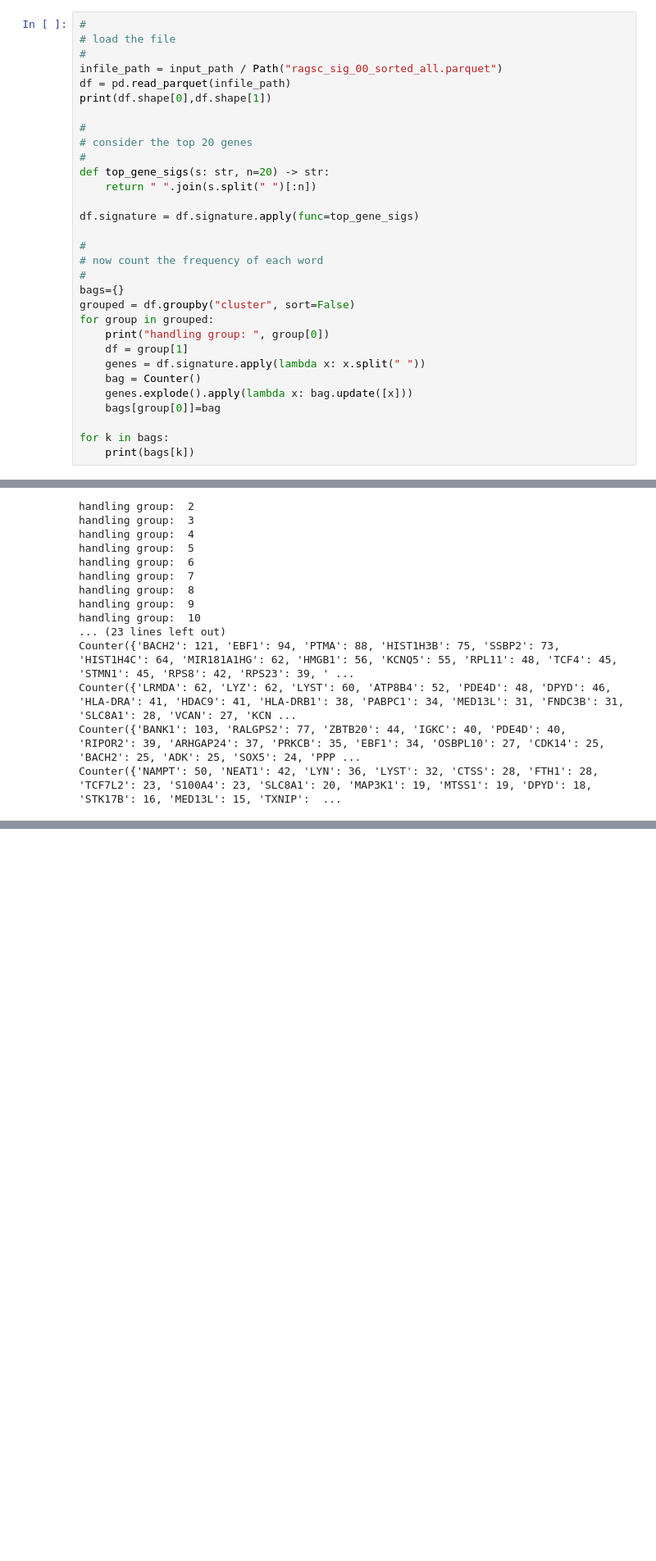
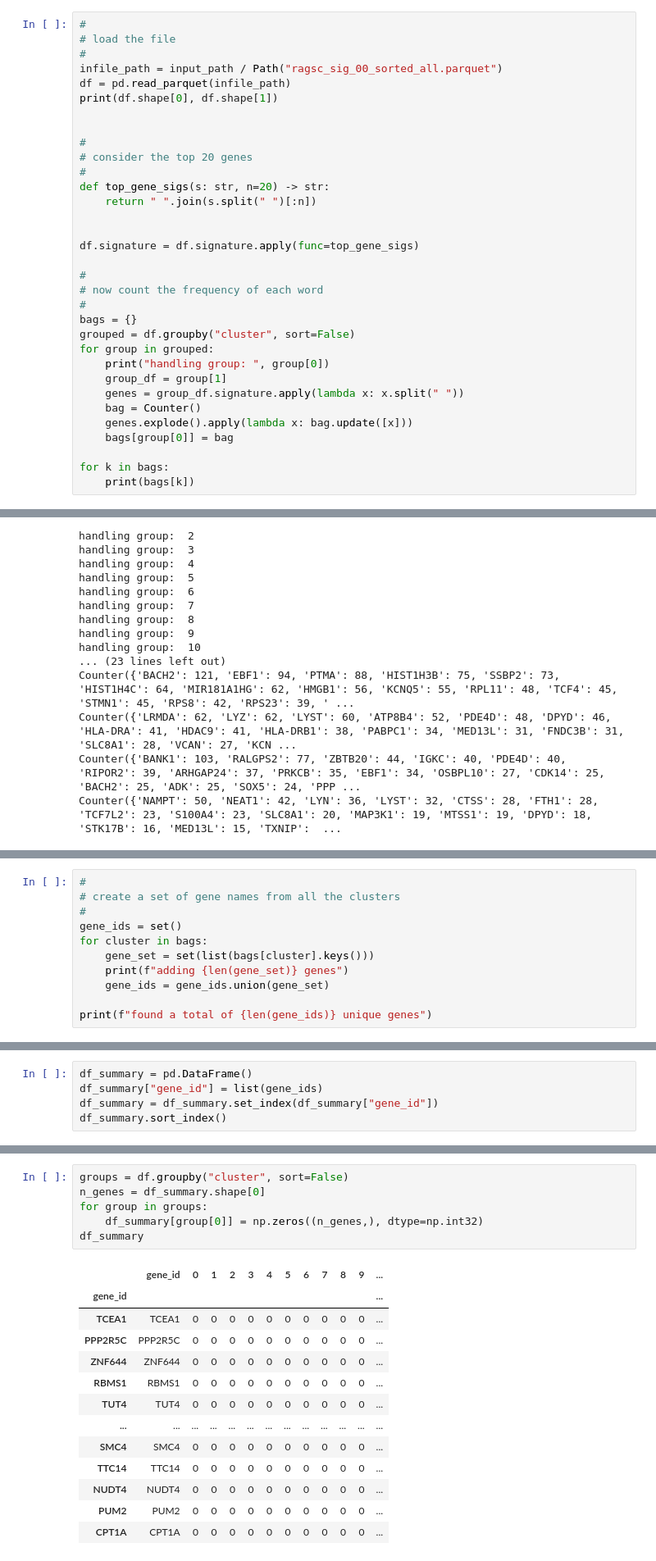
Before and after one commit to deidelma/ragsc, a Jupyter notebook: notebooks/analyze_sigs.ipynb, the cells around one changed output, grey strips where cells are left out. Shown: that part at 82% size. Saved outputs shown, nothing was run; the diff lists cells and outputs as text; blank space fills up the shorter version.

```diff
--- a/notebooks/analyze_sigs.ipynb
+++ b/notebooks/analyze_sigs.ipynb
@@ -15,7 +18,8 @@ output_path = Path("../results")
 #
 infile_path = input_path / Path("ragsc_sig_00_sorted_all.parquet")
 df = pd.read_parquet(infile_path)
-print(df.shape[0],df.shape[1])
+print(df.shape[0], df.shape[1])
+
 
 #
 # consider the top 20 genes
@@ -23,20 +27,21 @@ print(df.shape[0],df.shape[1])
 def top_gene_sigs(s: str, n=20) -> str:
     return " ".join(s.split(" ")[:n])
 
+
 df.signature = df.signature.apply(func=top_gene_sigs)
 
 #
 # now count the frequency of each word
 #
-bags={}
+bags = {}
 grouped = df.groupby("cluster", sort=False)
 for group in grouped:
     print("handling group: ", group[0])
-    df = group[1]
-    genes = df.signature.apply(lambda x: x.split(" "))
+    group_df = group[1]
+    genes = group_df.signature.apply(lambda x: x.split(" "))
     bag = Counter()
     genes.explode().apply(lambda x: bag.update([x]))
-    bags[group[0]]=bag
+    bags[group[0]] = bag
 
 for k in bags:
     print(bags[k])
@@ -62,0 +70,11 @@ TODO: convert the above numbers into graphs to permit comparison of the numbers
+# %%
+#
+# create a set of gene names from all the clusters
+#
+gene_ids = set()
+for cluster in bags:
+    gene_set = set(list(bags[cluster].keys()))
+    print(f"adding {len(gene_set)} genes")
+    gene_ids = gene_ids.union(gene_set)
+
+print(f"found a total of {len(gene_ids)} unique genes")
@@ -62,0 +102,5 @@ TODO: convert the above numbers into graphs to permit comparison of the numbers
+# %%
+df_summary = pd.DataFrame()
+df_summary["gene_id"] = list(gene_ids)
+df_summary = df_summary.set_index(df_summary["gene_id"])
+df_summary.sort_index()
@@ -62,0 +122,20 @@ TODO: convert the above numbers into graphs to permit comparison of the numbers
+# %%
+groups = df.groupby("cluster", sort=False)
+n_genes = df_summary.shape[0]
+for group in groups:
+    df_summary[group[0]] = np.zeros((n_genes,), dtype=np.int32)
+df_summary
+# %% [output]
+|  | gene_id | 0 | 1 | 2 | 3 | 4 | 5 | 6 | 7 | 8 | 9 | ... |
+| gene_id |  |  |  |  |  |  |  |  |  |  |  | ... |
+| TCEA1 | TCEA1 | 0 | 0 | 0 | 0 | 0 | 0 | 0 | 0 | 0 | 0 | ... |
+| PPP2R5C | PPP2R5C | 0 | 0 | 0 | 0 | 0 | 0 | 0 | 0 | 0 | 0 | ... |
+| ZNF644 | ZNF644 | 0 | 0 | 0 | 0 | 0 | 0 | 0 | 0 | 0 | 0 | ... |
+| RBMS1 | RBMS1 | 0 | 0 | 0 | 0 | 0 | 0 | 0 | 0 | 0 | 0 | ... |
+| TUT4 | TUT4 | 0 | 0 | 0 | 0 | 0 | 0 | 0 | 0 | 0 | 0 | ... |
+| ... | ... | ... | ... | ... | ... | ... | ... | ... | ... | ... | ... | ... |
+| SMC4 | SMC4 | 0 | 0 | 0 | 0 | 0 | 0 | 0 | 0 | 0 | 0 | ... |
+| TTC14 | TTC14 | 0 | 0 | 0 | 0 | 0 | 0 | 0 | 0 | 0 | 0 | ... |
+| NUDT4 | NUDT4 | 0 | 0 | 0 | 0 | 0 | 0 | 0 | 0 | 0 | 0 | ... |
+| PUM2 | PUM2 | 0 | 0 | 0 | 0 | 0 | 0 | 0 | 0 | 0 | 0 | ... |
+| CPT1A | CPT1A | 0 | 0 | 0 | 0 | 0 | 0 | 0 | 0 | 0 | 0 | ... |
```
Also changed, not shown: parts of 20 cells of this notebook.
